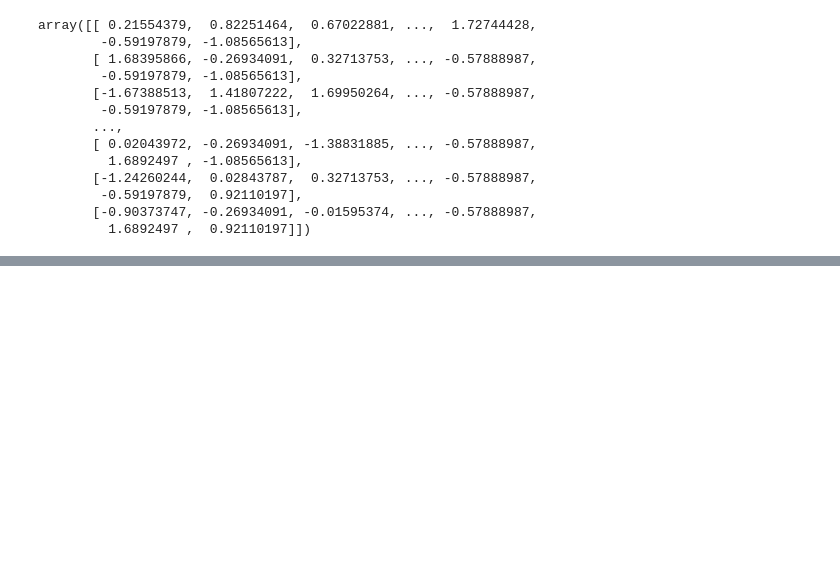
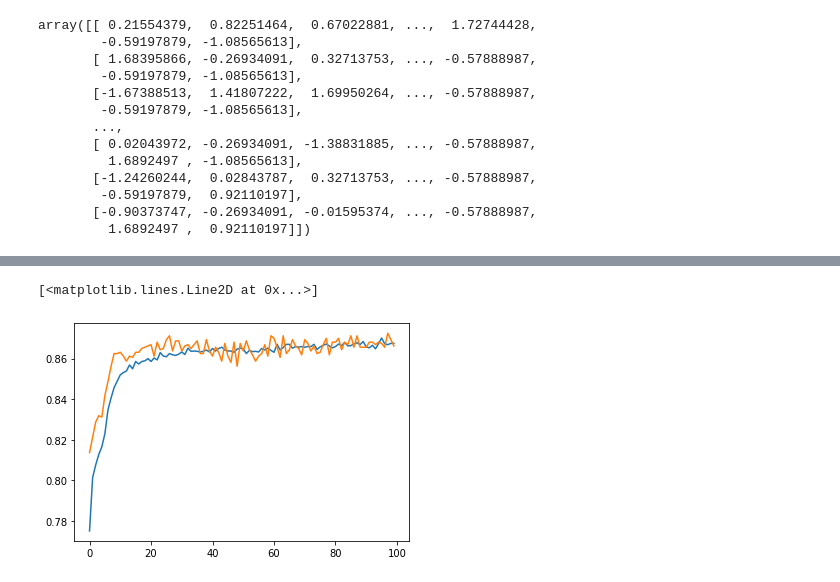
Before and after one commit to chwasiq0569/CustomerChurmPredictionDL, a Jupyter notebook: Customer_Churm_Prediction_Deep_Learning.ipynb, the cells around one changed output, grey strips where cells are left out. Drawn from its saved outputs; the diff is of its cells as text; code cells hidden in the pictures; blank space fills up the shorter version.

```diff
--- a/Customer_Churm_Prediction_Deep_Learning.ipynb
+++ b/Customer_Churm_Prediction_Deep_Learning.ipynb
@@ -231,0 +258,8 @@ accuracy_score(y_test, y_pred)
+# %%
+import matplotlib.pyplot as plt
+
+plt.plot(history.history['accuracy'])
+plt.plot(history.history['val_accuracy'])
+# %% [output]
+[<matplotlib.lines.Line2D at 0x...>]
+[figure, added]
```
Also changed, not shown: parts of 8 cells of this notebook.
